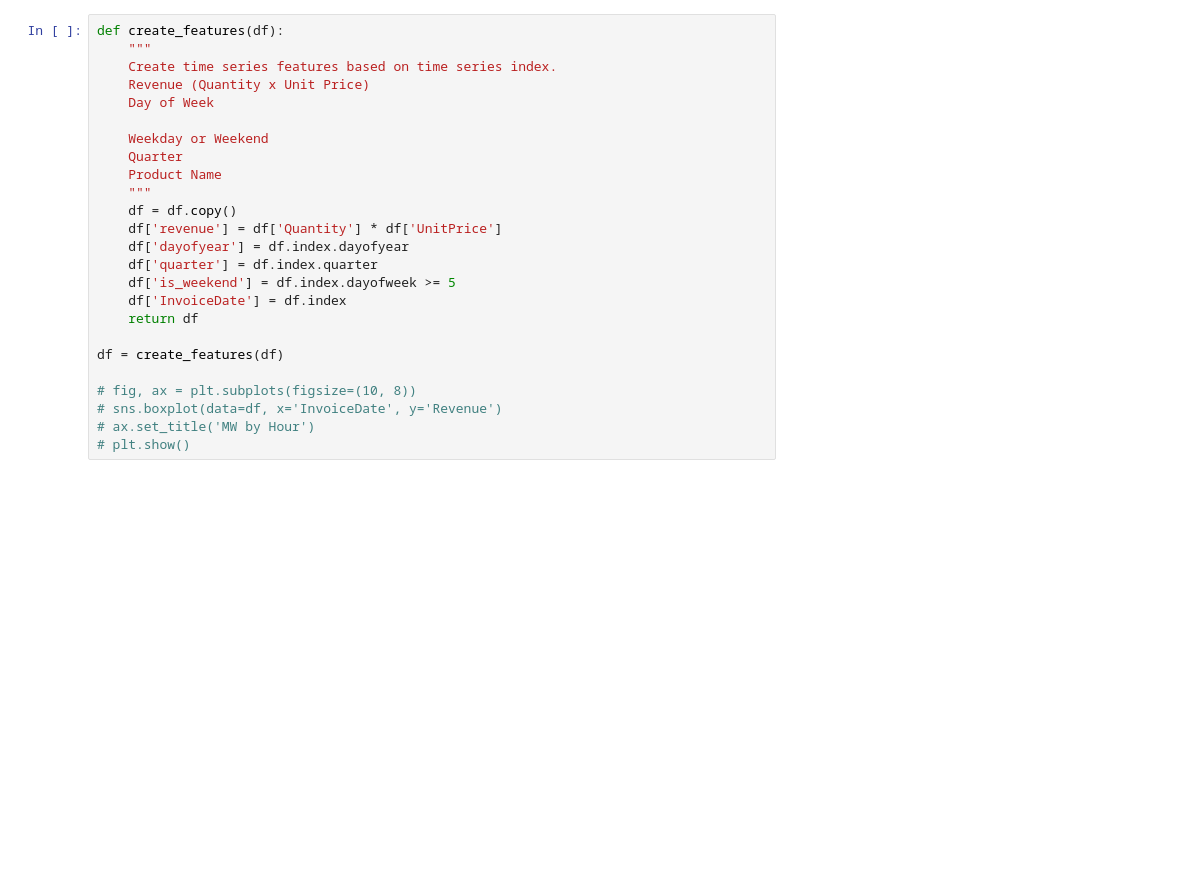
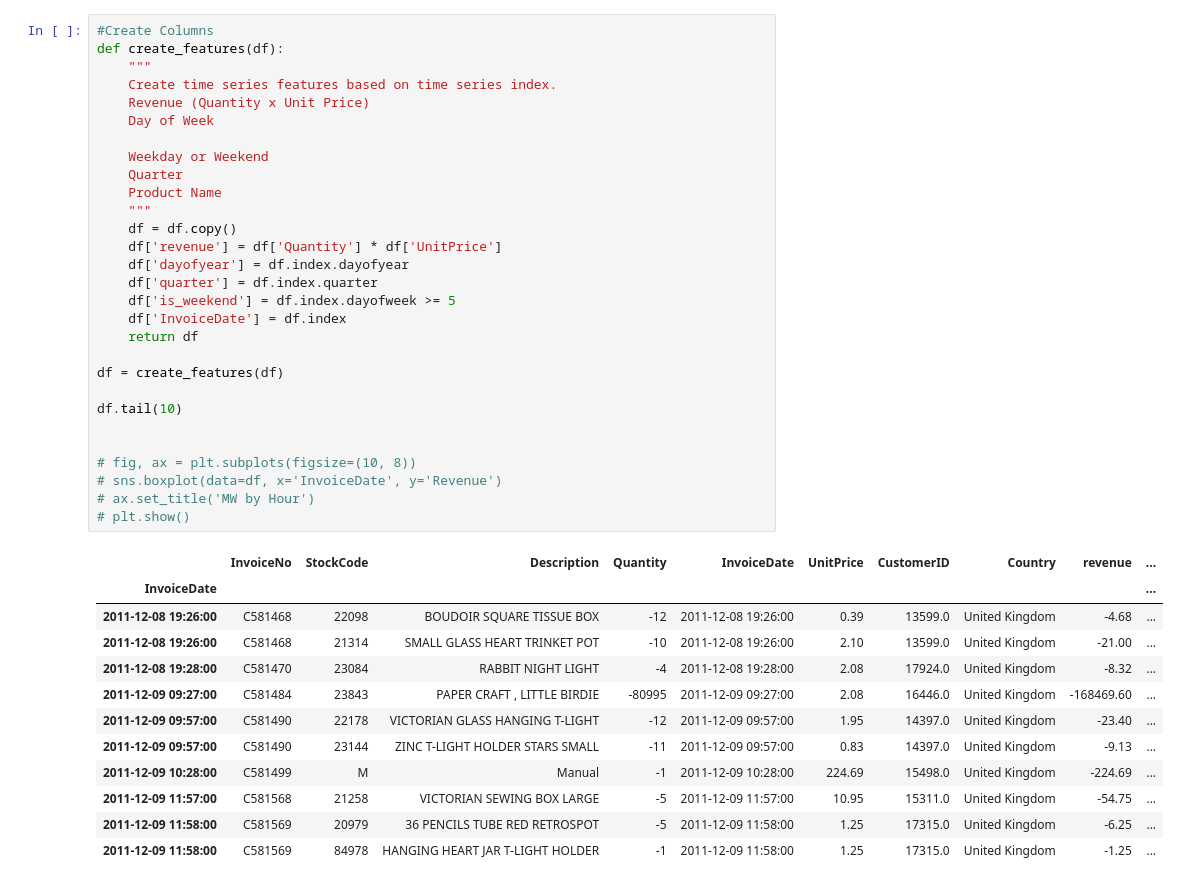
Before and after one commit to rissingh23/The-Forecast-Foundry-Datathon, a Jupyter notebook: index.ipynb, the cells around one changed output. Drawn from its saved outputs; the diff is of its cells as text; blank space fills up the shorter version.

```diff
--- a/index.ipynb
+++ b/index.ipynb
@@ -16,25 +33,42 @@ df = df.dropna(how='all')
 # %%
+#Create Columns
 def create_features(df):
     """
     Create time series features based on time series index.
     Revenue (Quantity x Unit Price)
     Day of Week
 
     Weekday or Weekend
     Quarter
     Product Name
     """
     df = df.copy()
     df['revenue'] = df['Quantity'] * df['UnitPrice']
     df['dayofyear'] = df.index.dayofyear
     df['quarter'] = df.index.quarter
     df['is_weekend'] = df.index.dayofweek >= 5
     df['InvoiceDate'] = df.index
     return df
 
 df = create_features(df)
 
+df.tail(10)
+
+
 # fig, ax = plt.subplots(figsize=(10, 8))
 # sns.boxplot(data=df, x='InvoiceDate', y='Revenue')
 # ax.set_title('MW by Hour')
 # plt.show()
+# %% [output]
+|  | InvoiceNo | StockCode | Description | Quantity | InvoiceDate | UnitPrice | CustomerID | Country | revenue | ... |
+| InvoiceDate |  |  |  |  |  |  |  |  |  | ... |
+| 2011-12-08 19:26:00 | C581468 | 22098 | BOUDOIR SQUARE TISSUE BOX | -12 | 2011-12-08 19:26:00 | 0.39 | 13599.0 | United Kingdom | -4.68 | ... |
+| 2011-12-08 19:26:00 | C581468 | 21314 | SMALL GLASS HEART TRINKET POT | -10 | 2011-12-08 19:26:00 | 2.10 | 13599.0 | United Kingdom | -21.00 | ... |
+| 2011-12-08 19:28:00 | C581470 | 23084 | RABBIT NIGHT LIGHT | -4 | 2011-12-08 19:28:00 | 2.08 | 17924.0 | United Kingdom | -8.32 | ... |
+| 2011-12-09 09:27:00 | C581484 | 23843 | PAPER CRAFT , LITTLE BIRDIE | -80995 | 2011-12-09 09:27:00 | 2.08 | 16446.0 | United Kingdom | -168469.60 | ... |
+| 2011-12-09 09:57:00 | C581490 | 22178 | VICTORIAN GLASS HANGING T-LIGHT | -12 | 2011-12-09 09:57:00 | 1.95 | 14397.0 | United Kingdom | -23.40 | ... |
+| 2011-12-09 09:57:00 | C581490 | 23144 | ZINC T-LIGHT HOLDER STARS SMALL | -11 | 2011-12-09 09:57:00 | 0.83 | 14397.0 | United Kingdom | -9.13 | ... |
+| 2011-12-09 10:28:00 | C581499 | M | Manual | -1 | 2011-12-09 10:28:00 | 224.69 | 15498.0 | United Kingdom | -224.69 | ... |
+| 2011-12-09 11:57:00 | C581568 | 21258 | VICTORIAN SEWING BOX LARGE | -5 | 2011-12-09 11:57:00 | 10.95 | 15311.0 | United Kingdom | -54.75 | ... |
+| 2011-12-09 11:58:00 | C581569 | 20979 | 36 PENCILS TUBE RED RETROSPOT | -5 | 2011-12-09 11:58:00 | 1.25 | 17315.0 | United Kingdom | -6.25 | ... |
+| 2011-12-09 11:58:00 | C581569 | 84978 | HANGING HEART JAR T-LIGHT HOLDER | -1 | 2011-12-09 11:58:00 | 1.25 | 17315.0 | United Kingdom | -1.25 | ... |
```
Also changed, not shown: parts of 4 cells of this notebook, 1 other file.
